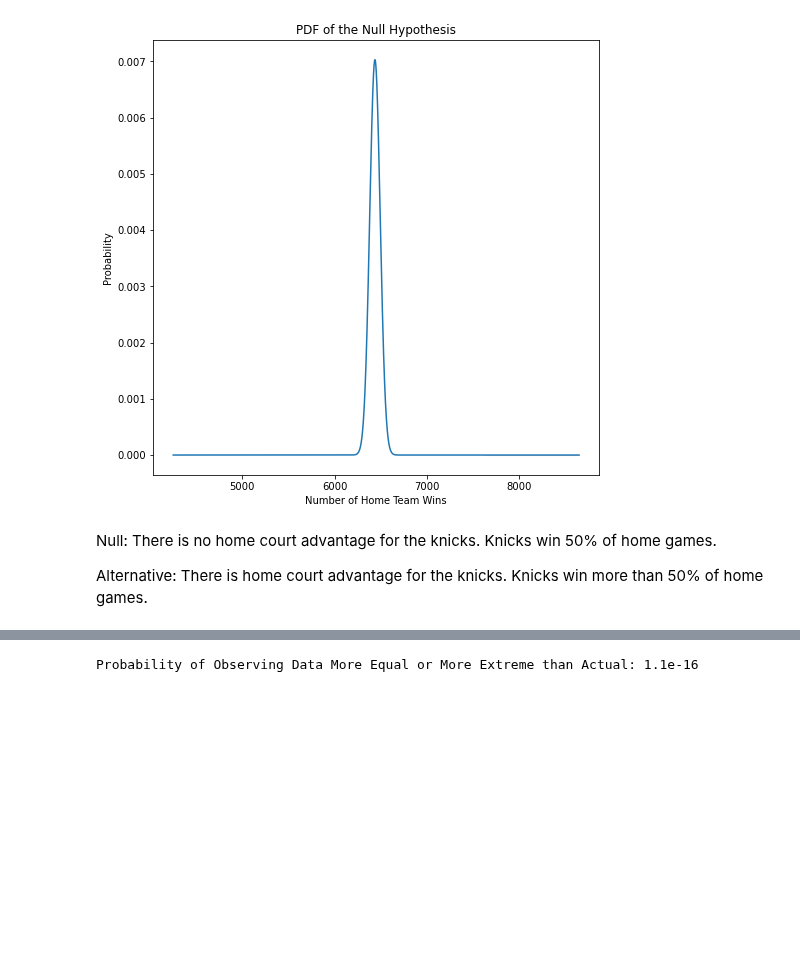
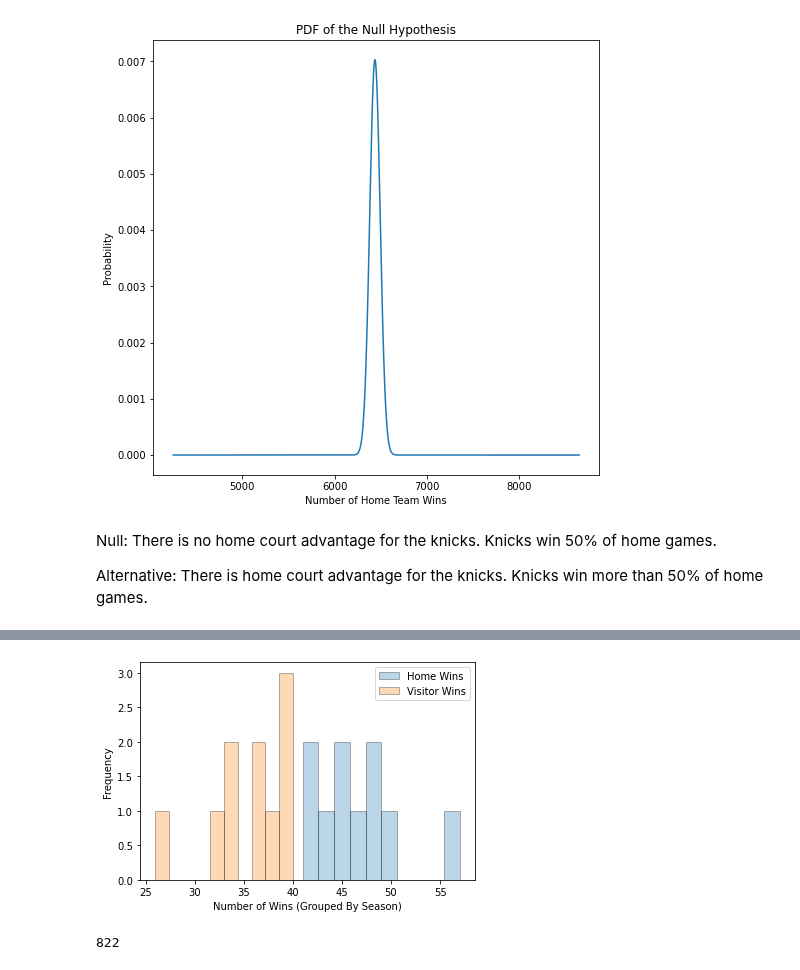
Before and after one commit to wjlau/Capstone1-Proposal, a Jupyter notebook: Basketball_Dataset.ipynb, the cells around one changed output, grey strips where cells are left out. Cells and saved outputs as stored; diff of their text form; code cells hidden in the pictures; blank space fills up the shorter version.

Commit message:
updated knicks ttest

```diff
--- a/Basketball_Dataset.ipynb
+++ b/Basketball_Dataset.ipynb
@@ -350,4 +267,4 @@ gsw_games
 # %%
-total_gsw_home_win = gsw_games[gsw_games.home_win==1]['home_team'].count()
-total_gsw_home_win
+total_knicks = filtered[(filtered.home_team == 'New York Knicks') | (filtered.visiting_team == 'New York Knicks')]
+total_knicks
 # %% [output]
@@ -359,0 +300,3 @@ total_gsw_games
+# %%
+knicks_home_wins = total_knicks.groupby('season')[['season','home_win']].sum()
+knicks_home_wins
@@ -359,0 +316,3 @@ total_gsw_games
+# %%
+knicks_away_wins = total_knicks.groupby('season')[['season','visitor_win']].sum()
+knicks_away_wins
@@ -360,7 +332,14 @@ total_gsw_games
 # %%
-binomial_gsw = stats.binom(n=total_gsw_games, p=0.5)
+fig, ax = plt.subplots()
+ax.hist(knicks_home_wins,alpha=0.3,label="Home Wins",edgecolor="black")
+ax.hist(knicks_away_wins,alpha=0.3,label="Visitor Wins", edgecolor = "black")
+ax.set_xlabel('Number of Wins (Grouped By Season)')
+ax.set_ylabel('Frequency')
+ax.legend();
+# %% [output]
+[figure, added]
 # %%
-prob_equal_or_more_extreme = 1 - binomial_gsw.cdf(total_gsw_home_win-1)
-print("Probability of Observing Data More Equal or More Extreme than Actual: {:2.2}".format(prob_equal_or_more_extreme))
+total_knicks_games = total_knicks.shape[0]
+total_knicks_games
 # %% [output]
-Probability of Observing Data More Equal or More Extreme than Actual: 1.1e-16
+822
```
Also changed, not shown: parts of 23 cells of this notebook.
